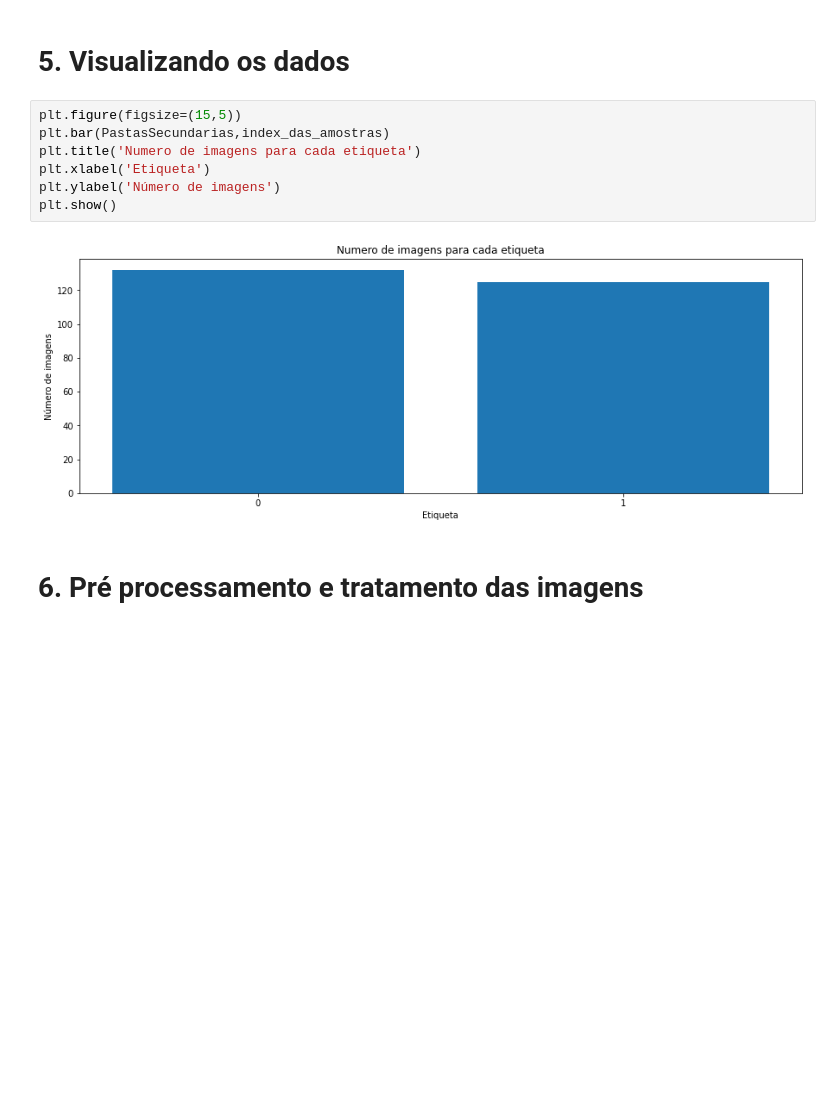
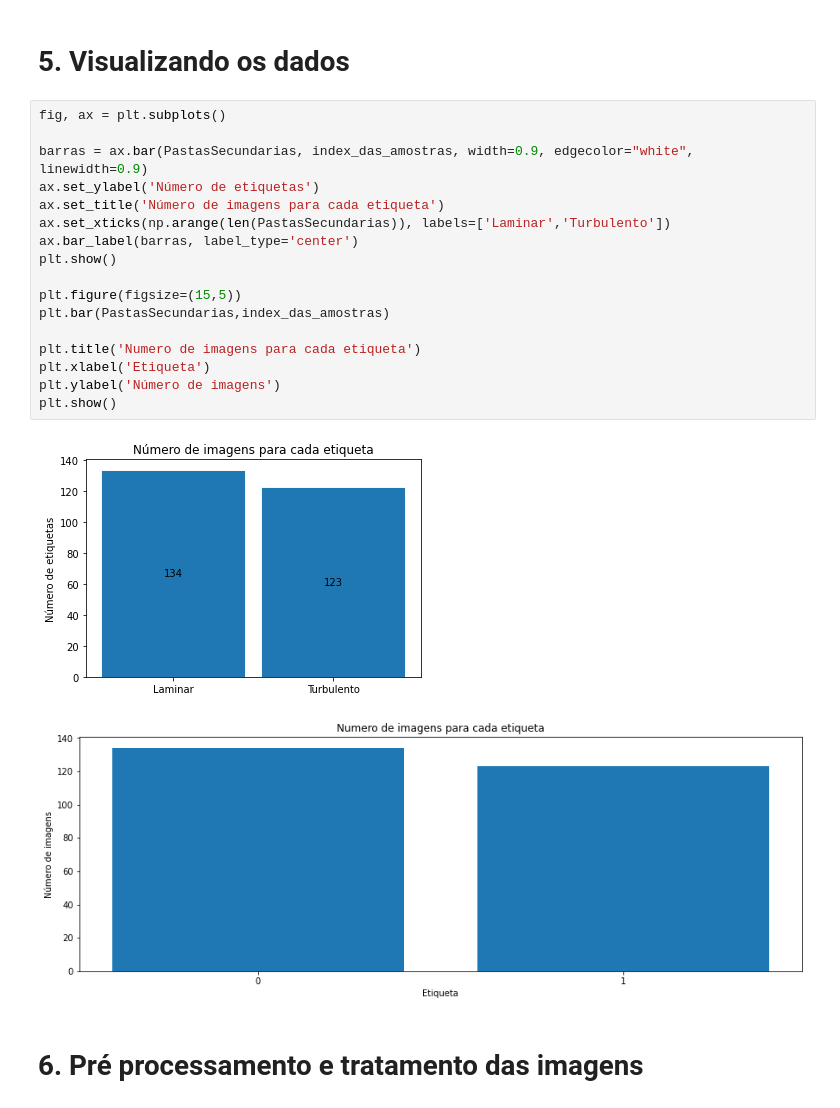
Before and after one commit to gilcllys/Renoldys-detection, a Jupyter notebook: Rede_Neural/modelo.ipynb, the cells around one changed output. Cells and saved outputs as stored; diff of their text form; blank space fills up the shorter version.

Commit message:
grafico das amostras arrumado

```diff
--- a/Rede_Neural/modelo.ipynb
+++ b/Rede_Neural/modelo.ipynb
@@ -114,14 +114,25 @@ IMAGENS DE TREINO => Quantidade de imagens laminar: 132, Quantidade de imagens t
 # %% [markdown]
 # 5. Visualizando os dados
 # %%
+fig, ax = plt.subplots()
+
+barras = ax.bar(PastasSecundarias, index_das_amostras, width=0.9, edgecolor="white", linewidth=0.9)
+ax.set_ylabel('Número de etiquetas')
+ax.set_title('Número de imagens para cada etiqueta')
+ax.set_xticks(np.arange(len(PastasSecundarias)), labels=['Laminar','Turbulento'])
+ax.bar_label(barras, label_type='center')
+plt.show()
+
 plt.figure(figsize=(15,5))
 plt.bar(PastasSecundarias,index_das_amostras)
+
 plt.title('Numero de imagens para cada etiqueta')
 plt.xlabel('Etiqueta')
 plt.ylabel('Número de imagens')
 plt.show()
 # %% [output]
-[figure, old version]
+[figure, new version]
+[figure, added]
 # %% [markdown]
 # 6. Pré processamento e tratamento das imagens
 # %%
```
Also changed, not shown: parts of 9 cells of this notebook, 2 other files.
